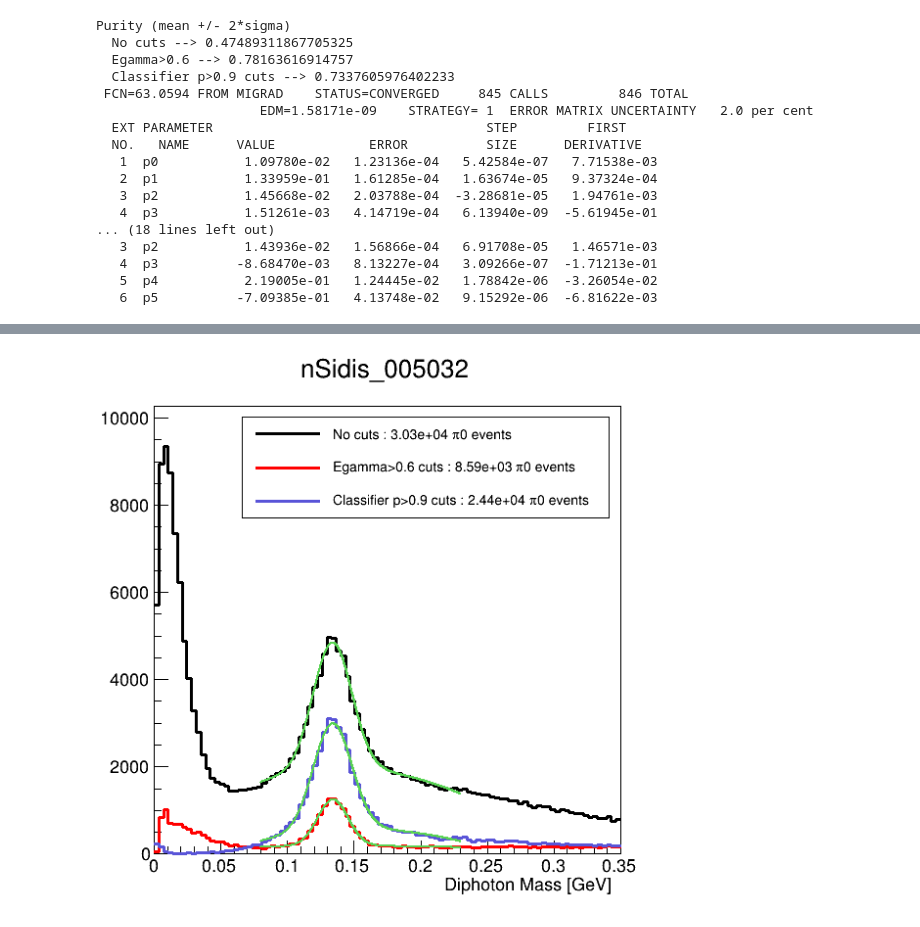
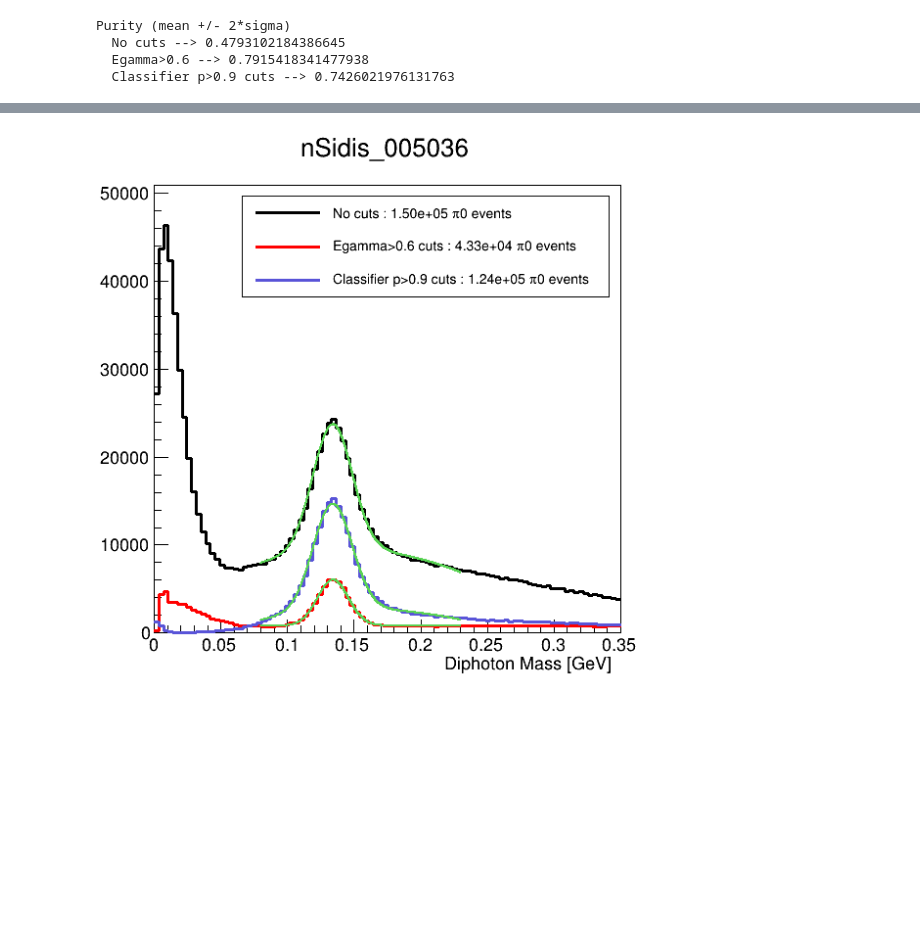
Before and after one commit to Gregtom3/clas12_photon_classifier, a Jupyter notebook: diphoton_plotter.ipynb, the cells around one changed output, grey strips where cells are left out. Drawn from its saved outputs; the diff is of its cells as text; code cells hidden in the pictures; blank space fills up the shorter version.

```diff
--- a/diphoton_plotter.ipynb
+++ b/diphoton_plotter.ipynb
@@ -4,5 +6,5 @@ import copy
 # %%
-input_file = "outroot/nSidis_005032.root"
+input_file = "outroot/nSidis_005036.root"
 tfile = ROOT.TFile(input_file)
 tree = tfile.Get("diphoton")
 # %%
@@ -15,12 +17,16 @@ def get_fit_counts_purity(hist):
     fit.SetParLimits(0,0.01,1)
     fit.SetParLimits(1,0.129,0.14)
     fit.SetParLimits(2,0.005,0.02)
-    HIST.Fit(fit,"NR0")
+    HIST.Fit(fit,"QNR0")
 
     # Get the parameters of the Gaussian component
     mean = fit.GetParameter(1)
     sigma = fit.GetParameter(2)
     amplitude = fit.GetParameter(0)
+
+    # Get all pars
+    pars = [fit.GetParameter(i) for i in range(6)]
+    err_pars = [fit.GetParError(i) for i in range(6)]
 
     # Create a TF1 object for the Gaussian component
     xmin,xmax=0.106,0.164
@@ -52,7 +58,7 @@ def get_fit_counts_purity(hist):
     if(purity<0.01): # Return -1 because the fit may have failed
         return -1,-1,-1
     else:
-        return copy.deepcopy(fit),purity*integral,purity
+        return copy.deepcopy(fit),purity*integral,purity,pars,err_pars
 # %%
 canvas = ROOT.TCanvas("c","c",600,600)
 p_thresh = 0.9
@@ -73,9 +79,9 @@ tree.Draw("M_gg>>h3","p_gamma_1>{}&&p_gamma_2>{}".format(p_thresh,p_thresh),"his
 h1.GetYaxis().SetRangeUser(0,h1.GetMaximum()*1.1)
 ROOT.gStyle.SetOptStat(0)
 legend=ROOT.TLegend(0.25,0.7,0.88,0.88)
-f1,N1,u1=get_fit_counts_purity(h1); f1.SetLineColor(8); f1.SetLineStyle(9);
-f2,N2,u2=get_fit_counts_purity(h2); f2.SetLineColor(8); f2.SetLineStyle(9);
-f3,N3,u3=get_fit_counts_purity(h3); f3.SetLineColor(8); f3.SetLineStyle(9);
+f1,N1,u1,_,_=get_fit_counts_purity(h1); f1.SetLineColor(8); f1.SetLineStyle(9);
+f2,N2,u2,_,_=get_fit_counts_purity(h2); f2.SetLineColor(8); f2.SetLineStyle(9);
+f3,N3,u3,_,_=get_fit_counts_purity(h3); f3.SetLineColor(8); f3.SetLineStyle(9);
 
 f1.Draw("l same")
 f2.Draw("l same")
@@ -93,19 +99,6 @@ print("  Egamma>0.6 -->",u2)
 print("  Classifier p>{} cuts -->".format(p_thresh),u3)
 # %% [output]
 Purity (mean +/- 2*sigma)
-  No cuts --> 0.47489311867705325
-  Egamma>0.6 --> 0.78163616914757
-  Classifier p>0.9 cuts --> 0.7337605976402233
- FCN=63.0594 FROM MIGRAD    STATUS=CONVERGED     845 CALLS         846 TOTAL
-                     EDM=1.58171e-09    STRATEGY= 1  ERROR MATRIX UNCERTAINTY   2.0 per cent
-  EXT PARAMETER                                   STEP         FIRST
-  NO.   NAME      VALUE            ERROR          SIZE      DERIVATIVE
-   1  p0           1.09780e-02   1.23136e-04   5.42584e-07   7.71538e-03
-   2  p1           1.33959e-01   1.61285e-04   1.63674e-05   9.37324e-04
-   3  p2           1.45668e-02   2.03788e-04  -3.28681e-05   1.94761e-03
-   4  p3           1.51261e-03   4.14719e-04   6.13940e-09  -5.61945e-01
-... (18 lines left out)
-   3  p2           1.43936e-02   1.56866e-04   6.91708e-05   1.46571e-03
-   4  p3          -8.68470e-03   8.13227e-04   3.09266e-07  -1.71213e-01
-   5  p4           2.19005e-01   1.24445e-02   1.78842e-06  -3.26054e-02
-   6  p5          -7.09385e-01   4.13748e-02   9.15292e-06  -6.81622e-03
+  No cuts --> 0.4793102184386645
+  Egamma>0.6 --> 0.7915418341477938
+  Classifier p>0.9 cuts --> 0.7426021976131763
@@ -113,4 +105,4 @@ Warning in <TCanvas::Constructor>: Deleting canvas with same name: c
 Info in <ROOT::Math::ParameterSettings>: lower/upper bounds outside current parameter value. The value will be set to (low+up)/2
 Info in <ROOT::Math::ParameterSettings>: lower/upper bounds outside current parameter value. The value will be set to (low+up)/2
 Info in <ROOT::Math::ParameterSettings>: lower/upper bounds outside current parameter value. The value will be set to (low+up)/2
-[figure, old version]
+[figure, new version]
```
Also changed, not shown: parts of 3 cells of this notebook, 2 other files.
